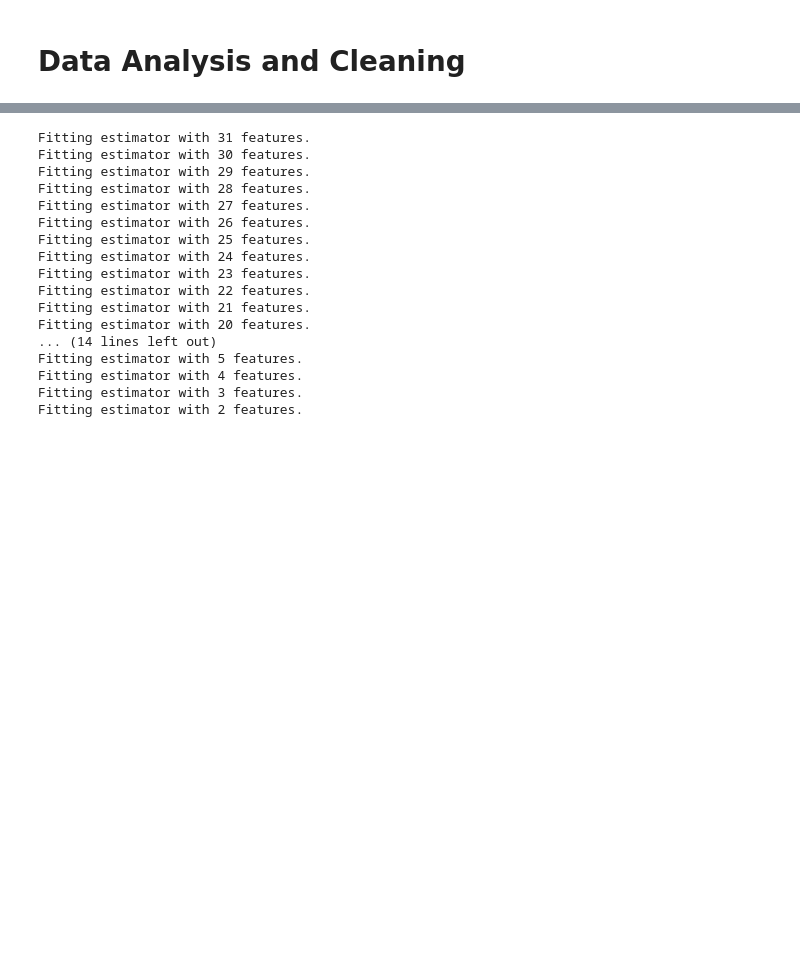
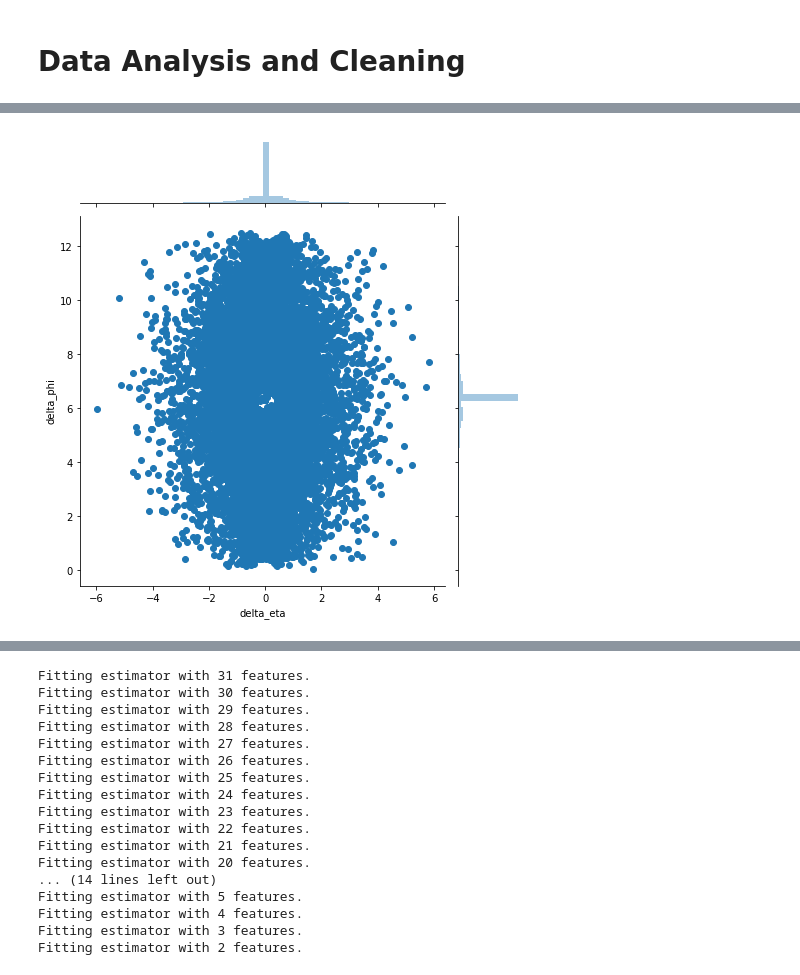
Before and after one commit to kevinyang372/HYU_PH, a Jupyter notebook: Root_explorer.ipynb, the cells around one changed output, grey strips where cells are left out. Cells and saved outputs as stored; diff of their text form; code cells hidden in the pictures; blank space fills up the shorter version.

```diff
--- a/Root_explorer.ipynb
+++ b/Root_explorer.ipynb
@@ -161,0 +162,5 @@ g.set(xticklabels=[]);
+# %%
+g = sns.jointplot(full_train.delta_eta, full_train.delta_phi, kind="scatter", height=7)
+plt.show()
+# %% [output]
+[figure, added]
```
Also changed, not shown: parts of 2 cells of this notebook.
